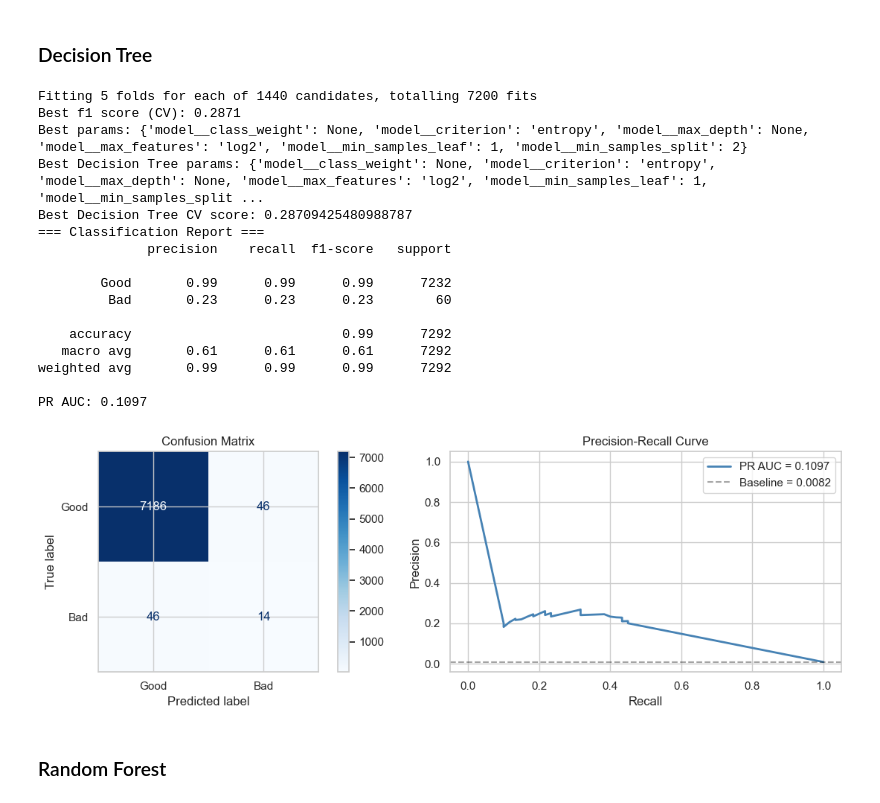
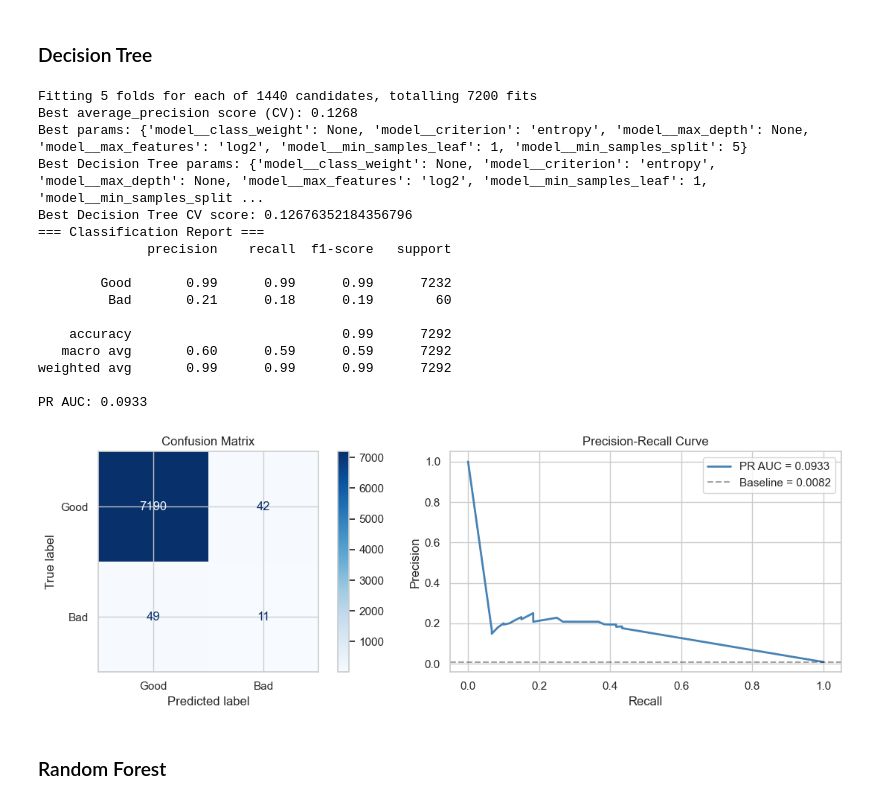
Before and after one commit to nickleezx/CS3244_Machine_Learning_Group8, a Jupyter notebook: notebook.ipynb, the cells around one changed output. Cells and saved outputs as stored; diff of their text form; code cells hidden in the pictures.

Commit message:
fixed with average_precision

```diff
--- a/notebook.ipynb
+++ b/notebook.ipynb
@@ -1187,41 +1187,41 @@ dt_param_grid = {
     "model__max_depth": [3, 5, 7, 10, None],
     "model__min_samples_split": [2, 5, 10, 20],
     "model__min_samples_leaf": [1, 2, 5, 10],
     "model__max_features": [None, "sqrt", "log2"],
     "model__class_weight": [None, "balanced"],
 }
 
 dt_grid = train_with_gridsearch(
     model=dt_model,
     param_grid=dt_param_grid,
     X_train=X_train,
     y_train=y_train,
     cv_folds=5,
-    scoring="f1",
+    scoring="average_precision",
     use_smote=True,
 )
 print("Best Decision Tree params:", dt_grid.best_params_)
 print("Best Decision Tree CV score:", dt_grid.best_score_)
 
 dt_results = evaluate_model(dt_grid, X_test, y_test)
 # %% [output]
 Fitting 5 folds for each of 1440 candidates, totalling 7200 fits
-Best f1 score (CV): 0.2871
-Best params: {'model__class_weight': None, 'model__criterion': 'entropy', 'model__max_depth': None, 'model__max_features': 'log2', 'model__min_samples_leaf': 1, 'model__min_samples_split': 2}
+Best average_precision score (CV): 0.1268
+Best params: {'model__class_weight': None, 'model__criterion': 'entropy', 'model__max_depth': None, 'model__max_features': 'log2', 'model__min_samples_leaf': 1, 'model__min_samples_split': 5}
 Best Decision Tree params: {'model__class_weight': None, 'model__criterion': 'entropy', 'model__max_depth': None, 'model__max_features': 'log2', 'model__min_samples_leaf': 1, 'model__min_samples_split ...
-Best Decision Tree CV score: 0.28709425480988787
+Best Decision Tree CV score: 0.12676352184356796
 === Classification Report ===
               precision    recall  f1-score   support
 
         Good       0.99      0.99      0.99      7232
-         Bad       0.23      0.23      0.23        60
+         Bad       0.21      0.18      0.19        60
 
     accuracy                           0.99      7292
-   macro avg       0.61      0.61      0.61      7292
+   macro avg       0.60      0.59      0.59      7292
 weighted avg       0.99      0.99      0.99      7292
 
-PR AUC: 0.1097
+PR AUC: 0.0933
-[figure, old version]
+[figure, new version]
 # %% [markdown]
 ### Random Forest
 # %%
```
Also changed, not shown: parts of 3 cells of this notebook.
